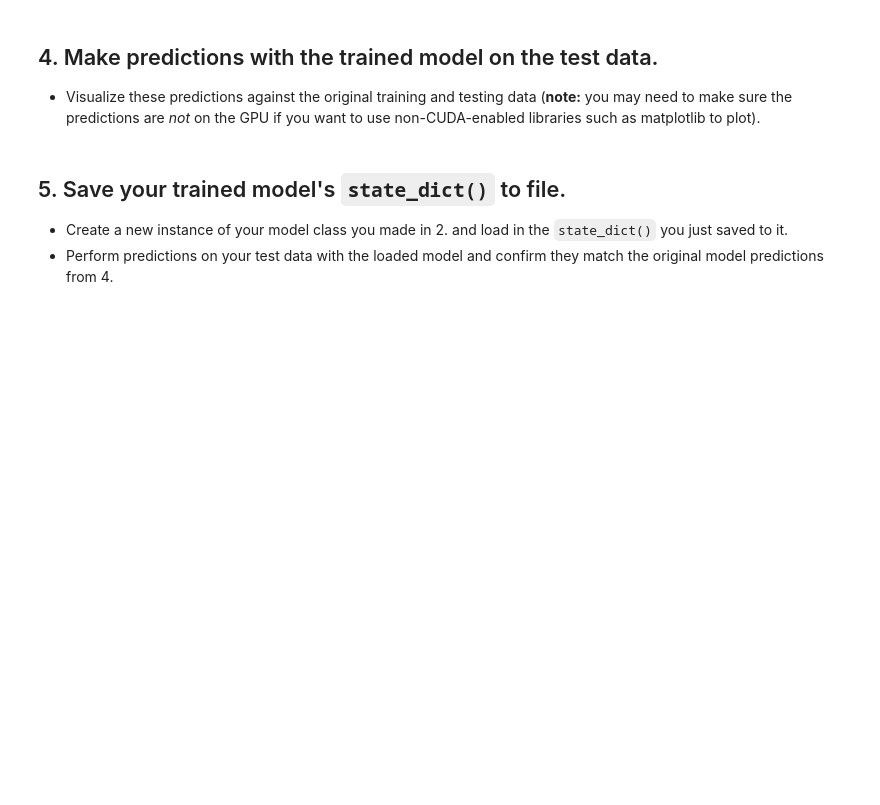
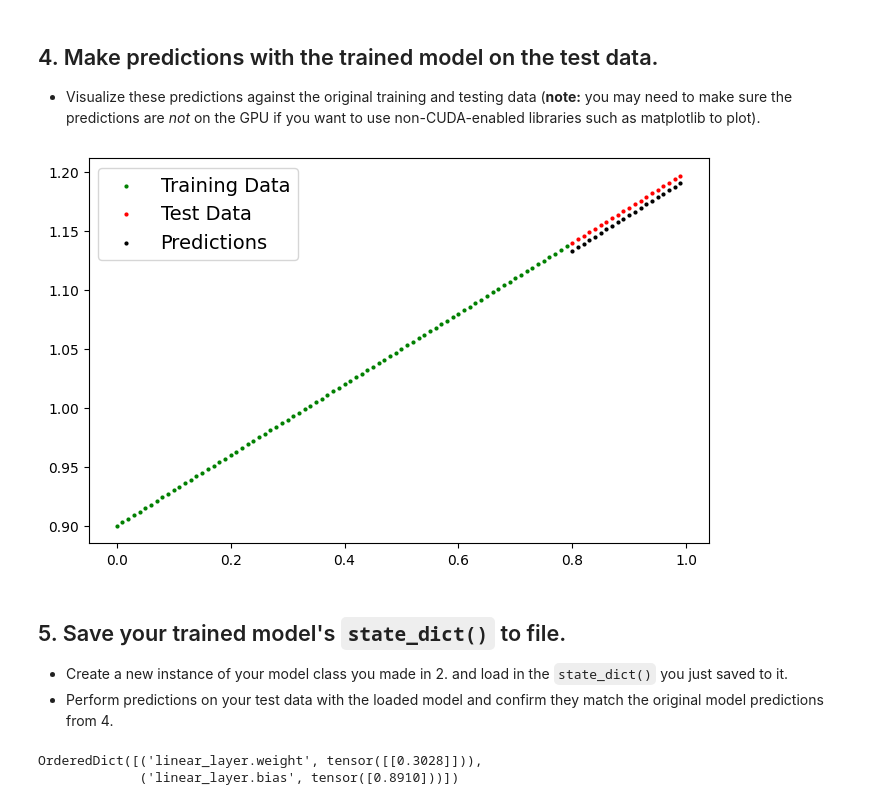
Before and after one commit to Sayam-01/Simple-ML-Model-for-Pytorch-Learning, a Jupyter notebook: Exercises/01_pytorch_workflow_exercises.ipynb, the cells around one changed output. Saved outputs shown, nothing was run; the diff lists cells and outputs as text; code cells hidden in the pictures; blank space fills up the shorter version.

```diff
--- a/Exercises/01_pytorch_workflow_exercises.ipynb
+++ b/Exercises/01_pytorch_workflow_exercises.ipynb
@@ -104,2 +114,4 @@ plot_predictions()
 # %%
 # Instantiate the model and put it to the target device
+model1 = LinearRegression()
+model1.state_dict()
@@ -110,3 +125,6 @@ plot_predictions()
   * The training loop should test the model on the test dataset every 20 epochs.
 # %%
 # Create the loss function and optimizer
+loss_fn = nn.L1Loss()
+
+optimizer = torch.optim.SGD(params= model1.parameters(), lr = 0.01)
@@ -113,42 +135,45 @@ plot_predictions()
 # %%
 # Training loop
-
-
 # Train model for 300 epochs
-
+torch.manual_seed(42)
+epochs = 300
 
 # Send data to target device
-
+x_train = x_train.to(device)
+x_test = x_test.to(device)
+y_train = y_train.to(device)
+y_test = y_test.to(device)
 
 for epoch in range(epochs):
   ### Training
-
   # Put model in train mode
-
+  model1.train()
 
   # 1. Forward pass
-
+  y_pred = model1(x_train)
 
   # 2. Calculate loss
-
+  loss = loss_fn(y_pred, y_train)
 
   # 3. Zero gradients
-
+  optimizer.zero_grad()
 
   # 4. Backpropagation
-
+  loss.backward()
 
   # 5. Step the optimizer
-
+  optimizer.step()
 
   ### Perform testing every 20 epochs
   if epoch % 20 == 0:
 
     # Put model in evaluation mode and setup inference context
+    model1.eval()
+    with torch.inference_mode():
 
       # 1. Forward pass
-
+      y_predictions = model1(x_test)
       # 2. Calculate test loss
-
+      test_loss = loss_fn(y_predictions, y_test)
       # Print out what's happening
       print(f"Epoch: {epoch} | Train loss: {loss:.3f} | Test loss: {test_loss:.3f}")
@@ -157,8 +198,15 @@ for epoch in range(epochs):
   * Visualize these predictions against the original training and testing data (**note:** you may need to make sure the predictions are *not* on the GPU if you want to use non-CUDA-enabled libraries such as matplotlib to plot).
 # %%
 # Make predictions with the model
+model1.eval()
+
+with torch.inference_mode():
+    y_predictions_after = model1(x_test).cpu()
 # %%
 # Plot the predictions (these may need to be on a specific device)
+plot_predictions(predictions= y_predictions_after)
+# %% [output]
+[figure, added]
 # %% [markdown]
 ## 5. Save your trained model's `state_dict()` to file.
   * Create a new instance of your model class you made in 2. and load in the `state_dict()` you just saved to it.
@@ -175,4 +226,11 @@ from pathlib import Path
 # %%
 # Create new instance of model and load saved state dict (make sure to put it on the target device)
+loaded_model = LinearRegression()
+loaded_model.load_state_dict(torch.load(f= SAVED_MODEL))
+
+loaded_model.state_dict()
+# %% [output]
+OrderedDict([('linear_layer.weight', tensor([[0.3028]])),
+             ('linear_layer.bias', tensor([0.8910]))])
 # %%
 # Make predictions with loaded model and compare them to the previous
```
Also changed, not shown: parts of 9 cells of this notebook, 1 other file.
